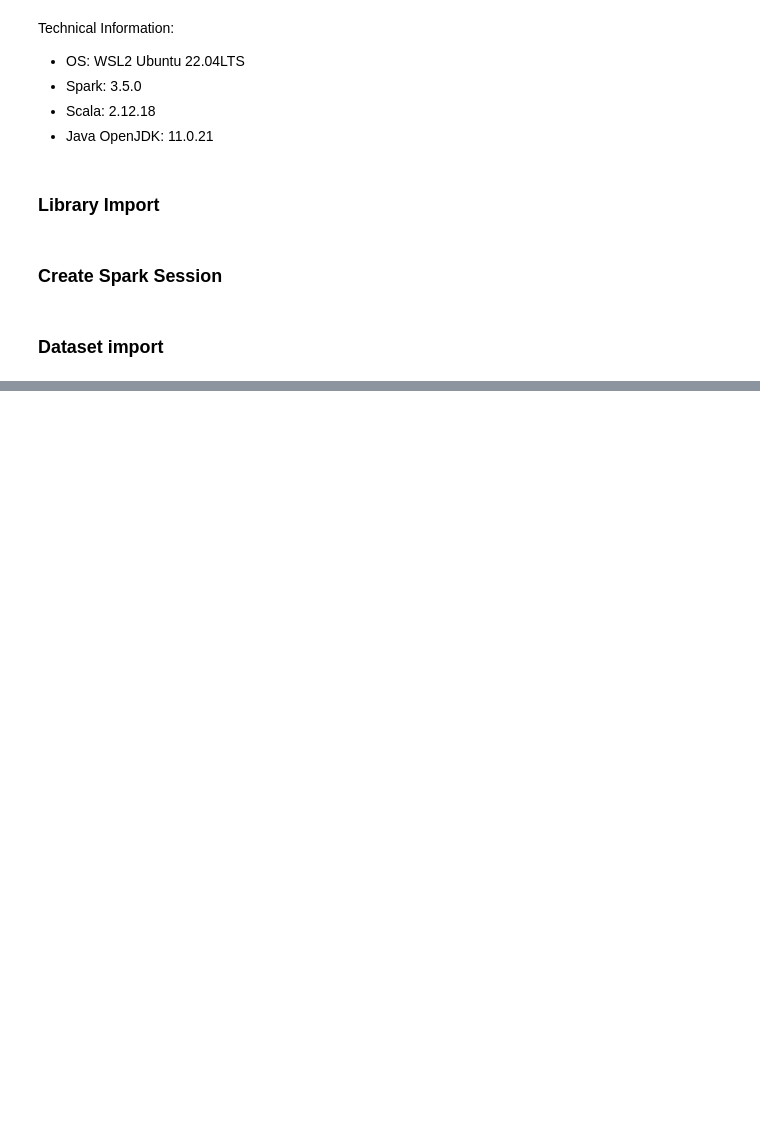
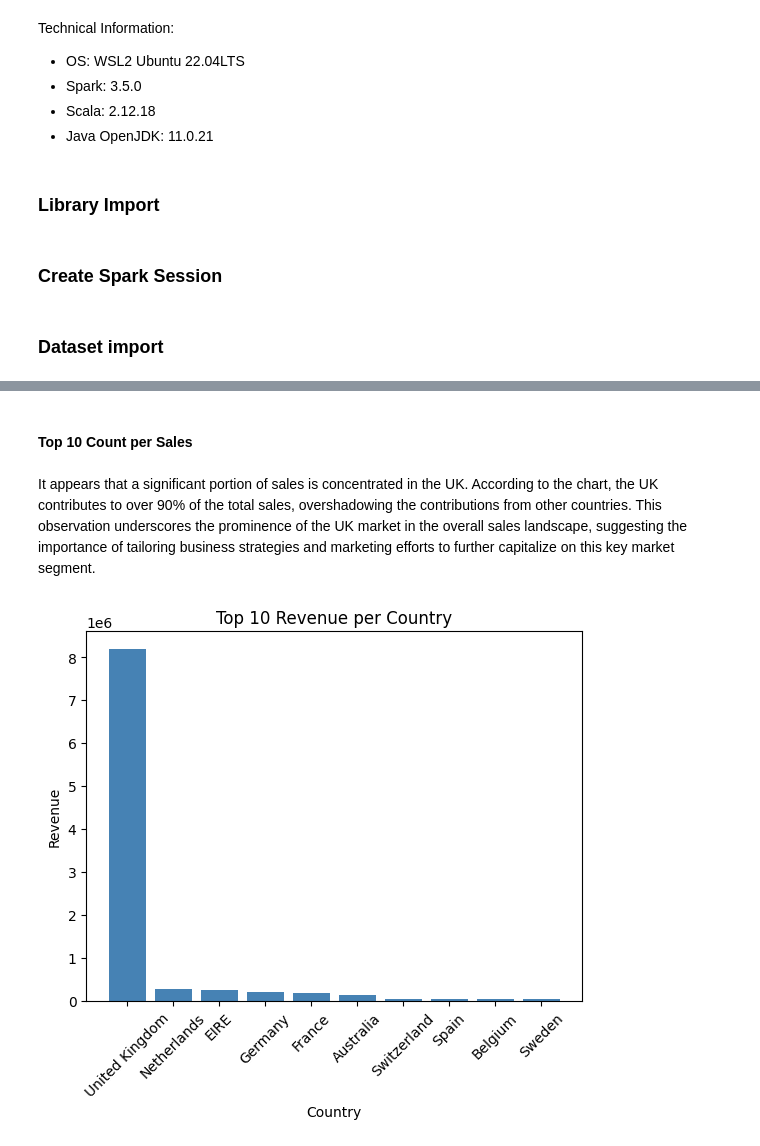
Before and after one commit to cuongvoSGH/env-linux, a Jupyter notebook: Big_Data_Project_CUONGVO_131116.ipynb, the cells around one changed output, grey strips where cells are left out. Saved outputs shown, nothing was run; the diff lists cells and outputs as text; code cells hidden in the pictures; blank space fills up the shorter version.

```diff
--- a/Big_Data_Project_CUONGVO_131116.ipynb
+++ b/Big_Data_Project_CUONGVO_131116.ipynb
@@ -145,0 +205,24 @@ df_customer.dropna().count()
+# %% [markdown]
+#### Top 10 Count per Sales
+# %% [markdown]
+It appears that a significant portion of sales is concentrated in the UK. According to the chart, the UK contributes to over 90% of the total sales, overshadowing the contributions from other countries. This observation underscores the prominence of the UK market in the overall sales landscape, suggesting the importance of tailoring business strategies and marketing efforts to further capitalize on this key market segment.
+# %%
+df_Top10_Country = spark.sql("""
+    Select
+        Country,
+        sum(Quantity * UnitPrice) as Sales
+    From Retail_data
+    Group by Country
+    Order by 2 desc
+    """)
+
+df_Top10_Country = df_Top10_Country.limit(10)
+df_Top10_Country = df_Top10_Country.toPandas()
+plt.bar(df_Top10_Country["Country"], df_Top10_Country["Sales"], color = 'steelblue')
+plt.xticks(rotation = 45)
+plt.xlabel("Country")
+plt.ylabel("Revenue")
+plt.title("Top 10 Revenue per Country")
+plt.show()
+# %% [output]
+[figure, added]
```
Also changed, not shown: parts of 74 cells of this notebook, 1 other file.
